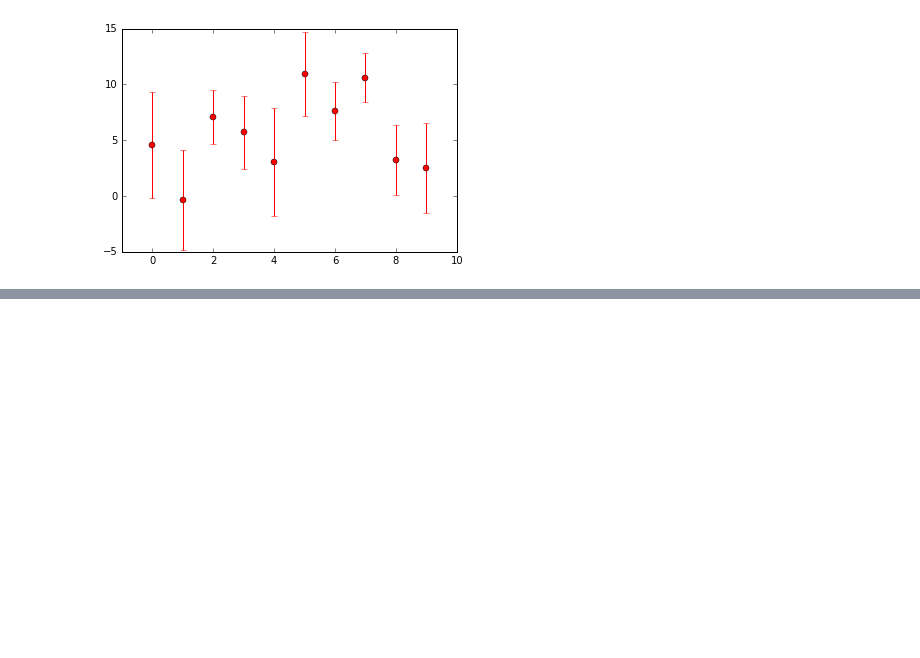
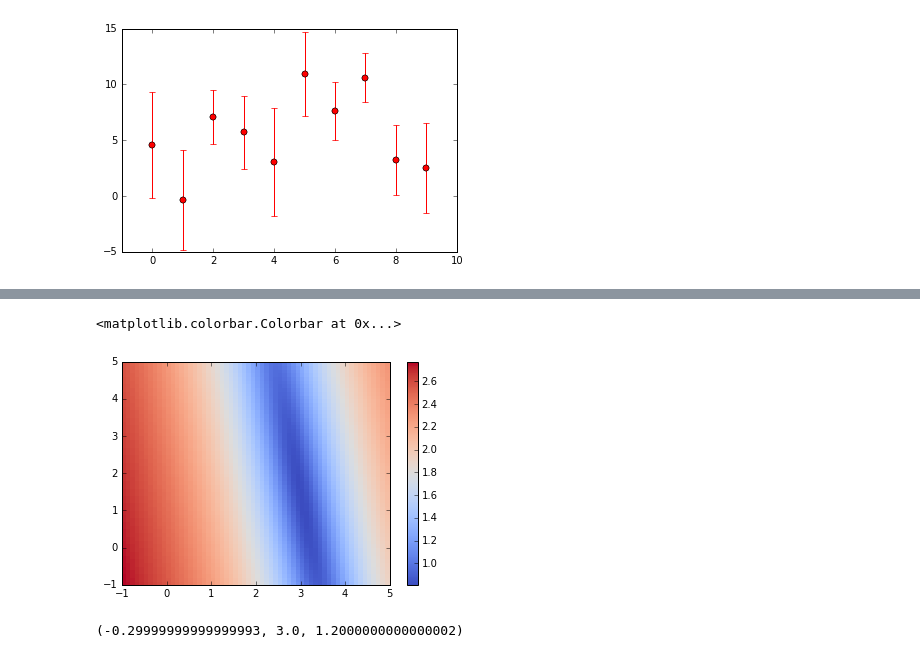
Before and after one commit to ClaudioNahmad/ProyectoMACSS, a Jupyter notebook: Chi_Square.ipynb, the cells around one changed output, grey strips where cells are left out. Cells and saved outputs as stored; diff of their text form; code cells hidden in the pictures; blank space fills up the shorter version.

```diff
--- a/Chi_Square.ipynb
+++ b/Chi_Square.ipynb
@@ -46,0 +43,10 @@ array([[[  2656.83508374,   2648.17740188,   2639.53948231, ...,
+# %%
+plt.pcolormesh(arr_a, arr_b, np.transpose(np.log10(arr3D[tmin[0],:,:])),cmap='coolwarm')
+plt.colorbar()
+# %% [output]
+<matplotlib.colorbar.Colorbar at 0x...>
+[figure, added]
+# %%
+arr_a[tmin[0]],arr_b[tmin[1]],arr_c[tmin[2]]
+# %% [output]
+(-0.29999999999999993, 3.0, 1.2000000000000002)
```
Also changed, not shown: parts of 8 cells of this notebook.
